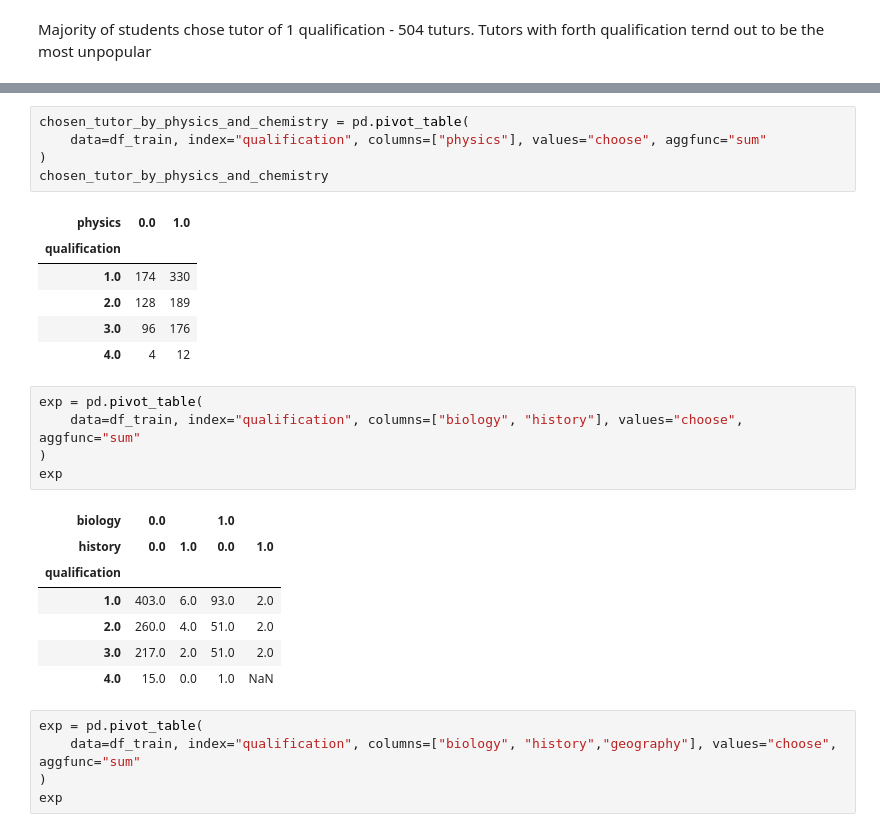
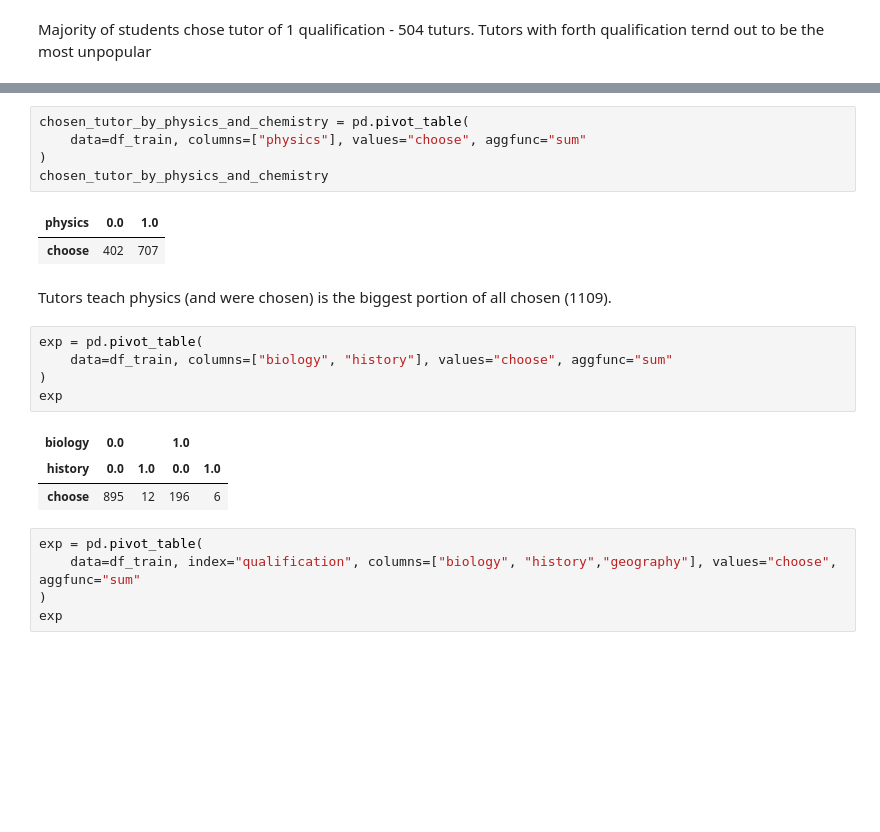
Before and after one commit to SpaceMakerc/tutor_prediction, a Jupyter notebook: predict_model_v1.ipynb, the cells around one changed output, grey strips where cells are left out. Cells and saved outputs as stored; diff of their text form; blank space fills up the shorter version.

```diff
--- a/predict_model_v1.ipynb
+++ b/predict_model_v1.ipynb
@@ -363,28 +355,22 @@ chosen_tutor_by_subject
 # %%
 chosen_tutor_by_physics_and_chemistry = pd.pivot_table(
-    data=df_train, index="qualification", columns=["physics"], values="choose", aggfunc="sum"
+    data=df_train, columns=["physics"], values="choose", aggfunc="sum"
 )
 chosen_tutor_by_physics_and_chemistry
 # %% [output]
 | physics | 0.0 | 1.0 |
-| qualification |  |  |
-| 1.0 | 174 | 330 |
-| 2.0 | 128 | 189 |
-| 3.0 | 96 | 176 |
-| 4.0 | 4 | 12 |
+| choose | 402 | 707 |
+# %% [markdown]
+Tutors teach physics (and were chosen) is the biggest portion of all chosen (1109).
 # %%
 exp = pd.pivot_table(
-    data=df_train, index="qualification", columns=["biology", "history"], values="choose", aggfunc="sum"
+    data=df_train, columns=["biology", "history"], values="choose", aggfunc="sum"
 )
 exp
 # %% [output]
 | biology | 0.0 |  | 1.0 |  |
 | history | 0.0 | 1.0 | 0.0 | 1.0 |
-| qualification |  |  |  |  |
-| 1.0 | 403.0 | 6.0 | 93.0 | 2.0 |
-| 2.0 | 260.0 | 4.0 | 51.0 | 2.0 |
-| 3.0 | 217.0 | 2.0 | 51.0 | 2.0 |
-| 4.0 | 15.0 | 0.0 | 1.0 | NaN |
+| choose | 895 | 12 | 196 | 6 |
 # %%
 exp = pd.pivot_table(
     data=df_train, index="qualification", columns=["biology", "history","geography"], values="choose", aggfunc="sum"
```
Also changed, not shown: parts of 31 cells of this notebook.
